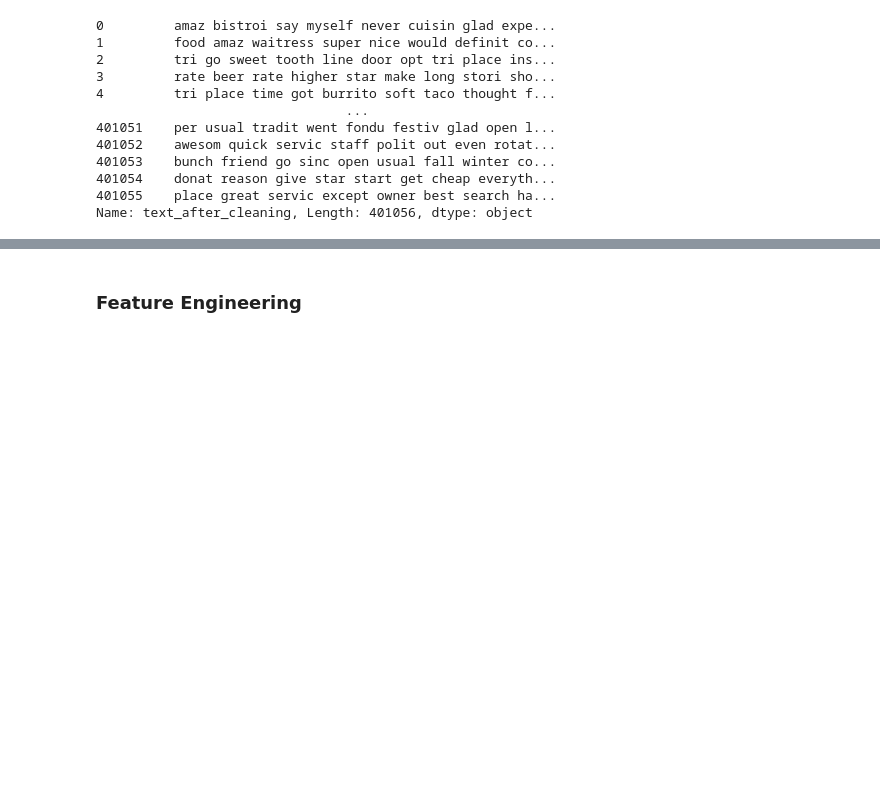
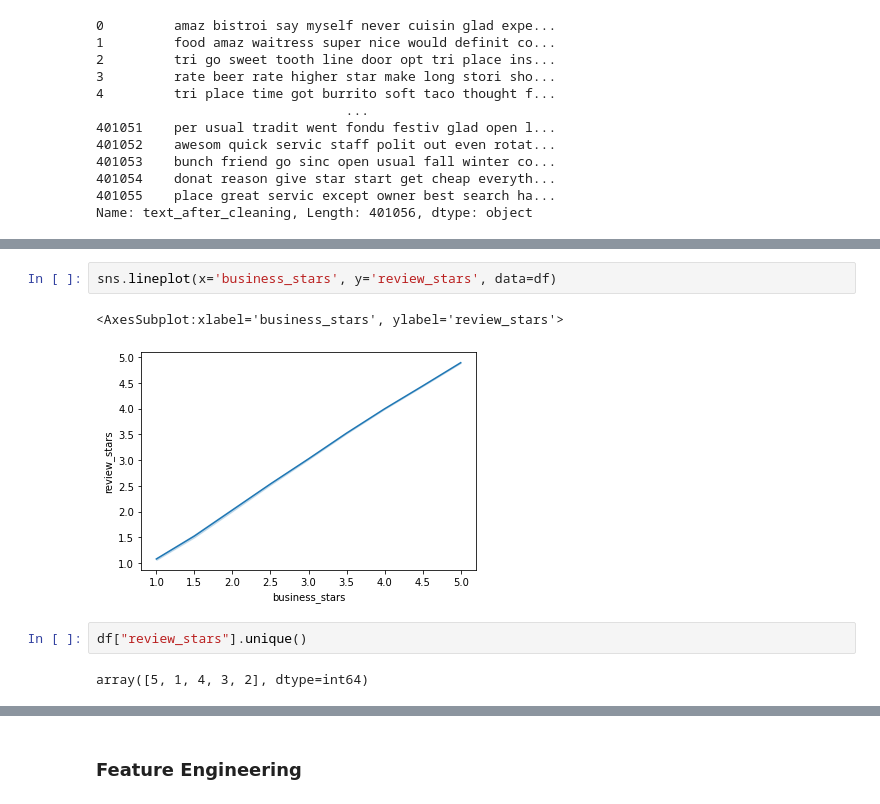
Before and after one commit to FishWith7sMemory/MAST30034-ADS-GroupProj, a Jupyter notebook: Preprocessing.ipynb, the cells around one changed output, grey strips where cells are left out. Cells and saved outputs as stored; diff of their text form; blank space fills up the shorter version.

```diff
--- a/Preprocessing.ipynb
+++ b/Preprocessing.ipynb
@@ -261,0 +274,9 @@ Name: text_after_cleaning, Length: 401056, dtype: object
+# %%
+sns.lineplot(x='business_stars', y='review_stars', data=df)
+# %% [output]
+<AxesSubplot:xlabel='business_stars', ylabel='review_stars'>
+[figure, added]
+# %%
+df["review_stars"].unique()
+# %% [output]
+array([5, 1, 4, 3, 2], dtype=int64)
```
Also changed, not shown: parts of 10 cells of this notebook.
